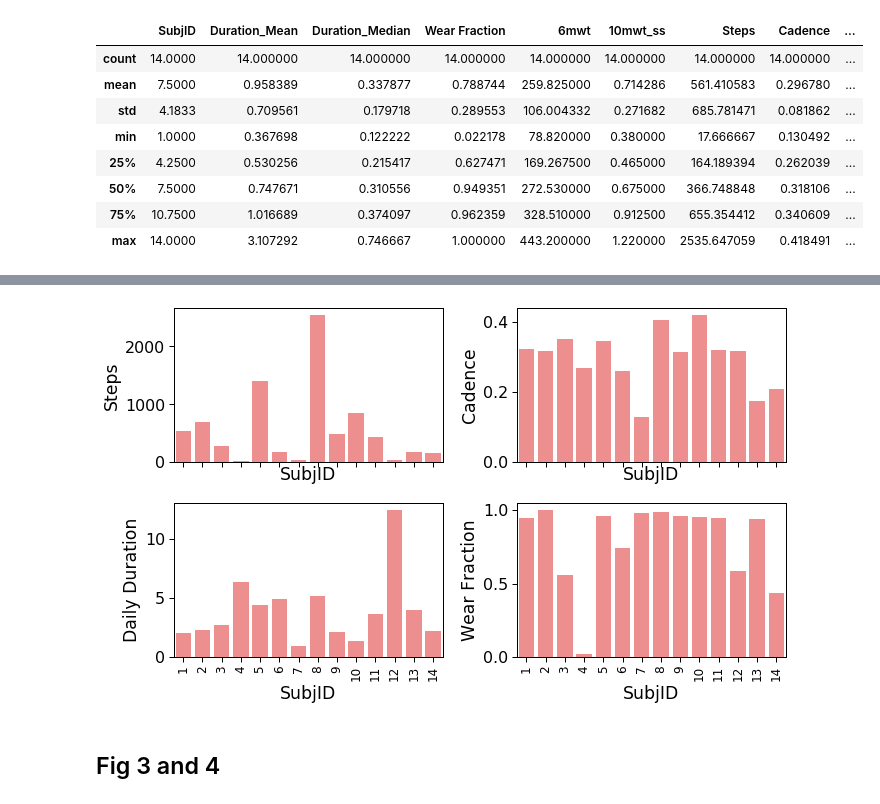
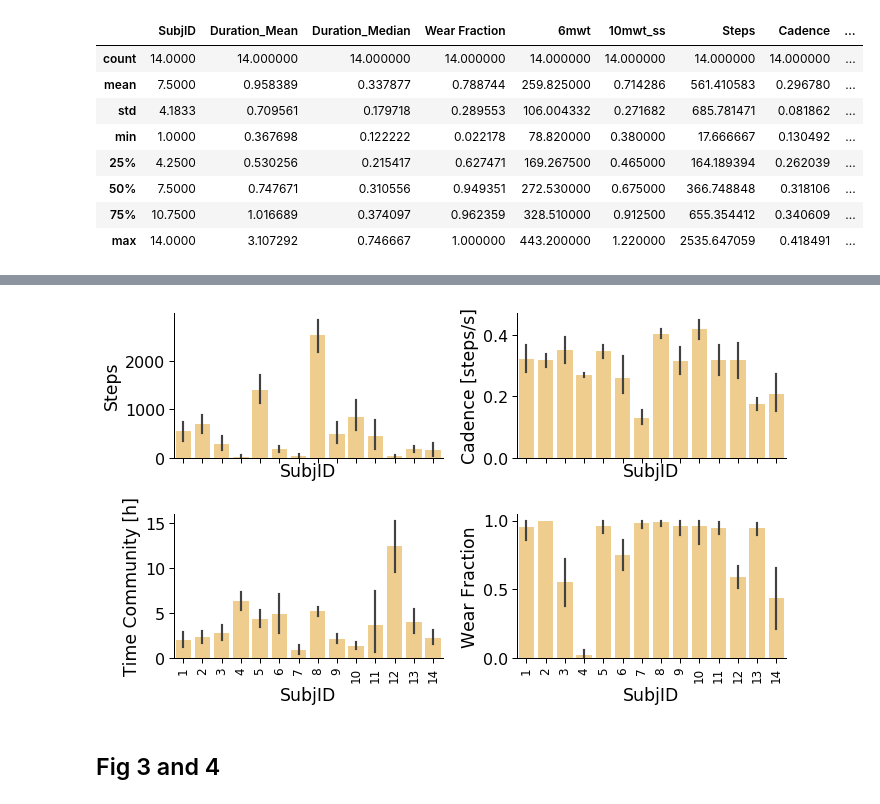
Before and after one commit to Luke3D/CbrAnalysis, a Jupyter notebook: PaperAnalysis.ipynb, the cells around one changed output, grey strips where cells are left out. Saved outputs shown, nothing was run; the diff lists cells and outputs as text; code cells hidden in the pictures.

Commit message:
added error bars to barplot Fig2

```diff
--- a/PaperAnalysis.ipynb
+++ b/PaperAnalysis.ipynb
@@ -1369,7 +1384,7 @@ newIds = newIds['ID'].to_dict()
 # %%
 Data = pd.read_csv('../Data/GPSandClinicalData.csv')
 #compute mean duration/day feature across days for each participant
-dur = mean_daily_features(Data)
+dur, dailydur = mean_daily_features(Data)
 
 #aggregate home and community
 # homedur['Loc']='Home'
@@ -1399,6 +1414,14 @@ for device in [0,1]:
 durnew['SubjID'] = durnew['SubjID'].apply(lambda x:newIds[x]) #update IDS
 dur = durnew.copy()
 
+#update dailydur subjids
+dailydur['SubjID'] = dailydur.index
+dailydur.sort_values('SubjID', inplace=True)
+for i,s in enumerate(dailydur.SubjID.unique()):
+    dailydur.loc[dailydur.SubjID==s,'SubjID'] = i+5
+dailydur.index = dailydur
+dailydur['SubjID']=dailydur['SubjID'].apply(lambda x:newIds[x]) #update IDS
+dailydur.reset_index(drop=True, inplace=True)
 dur.head()
 # %% [output]
 |  | SubjID | Duration_Mean | Duration_Median | Wear Fraction | NewBrace | 6mwt | 10mwt_ss | Steps | Cadence | ... |
@@ -1429,14 +1483,26 @@ dur.query('NewBrace==0').describe()
+# %%
+#daily averages with 95% ci
+dailydur.rename(columns={'Cadence':'Cadence [steps/s]', 'Time Community':'Time Community [h]'}, inplace=True)
+fig,ax = plt.subplots(2,2, figsize=(10,6), sharex=True); ax = ax.ravel()
+for i,f in enumerate(['Steps','Cadence [steps/s]','Time Community [h]','Wear Fraction']):
+    df = dailydur.query('NewBrace==0')[[f,'SubjID']]
+    sns.barplot(x='SubjID',y=f,data=df, color='orange', ax=ax[i], alpha=.5, ci=95)
+    ax[i].set_xticklabels(ax[i].get_xticklabels(),rotation='vertical', fontsize=12)
+plt.tight_layout()
+sns.despine()
+plt.savefig('/Users/luca/Dropbox/CbraceGPSPaper/Review/Figs/Fig2.jpg',  dpi=300)
+# %% [output]
+[figure, added]
 # %%
-#daily averages
-fig,ax = plt.subplots(2,2, figsize=(10,6), sharex=True); ax = ax.ravel()
-for i,f in enumerate(['Steps','Cadence','Daily Duration','Wear Fraction']):
-    df = dur.query('NewBrace==0 & Loc=="Community"')[[f,'SubjID']]
-    sns.barplot(x='SubjID',y=f,data=df, color='r', ax=ax[i], alpha=.5)
-    ax[i].set_xticklabels(ax[i].get_xticklabels(),rotation='vertical', fontsize=12)
-plt.tight_layout()
-plt.savefig('/Users/luca/Dropbox/CbraceGPSPaper/Review/Figs/Fig2.jpg',  dpi=300)
+# #daily averages
+# fig,ax = plt.subplots(2,2, figsize=(10,6), sharex=True); ax = ax.ravel()
+# for i,f in enumerate(['Steps','Cadence','Time Community','Wear Fraction']):
+#     df = dur.query('NewBrace==0 & Loc=="Community"')[[f,'SubjID']]
+#     sns.barplot(x='SubjID',y=f,data=df, color='orange', ax=ax[i], alpha=.5)
+#     ax[i].set_xticklabels(ax[i].get_xticklabels(),rotation='vertical', fontsize=12)
+# plt.tight_layout()
+# sns.despine()
+# plt.savefig('/Users/luca/Dropbox/CbraceGPSPaper/Review/Figs/Fig2.jpg',  dpi=300)
-# %% [output]
-[figure, removed]
 # %%
 def scatterplot_2(data,x,y,ax,hue=None,legend=None):
     tol = 0.1
```
Also changed, not shown: parts of 7 cells of this notebook.
